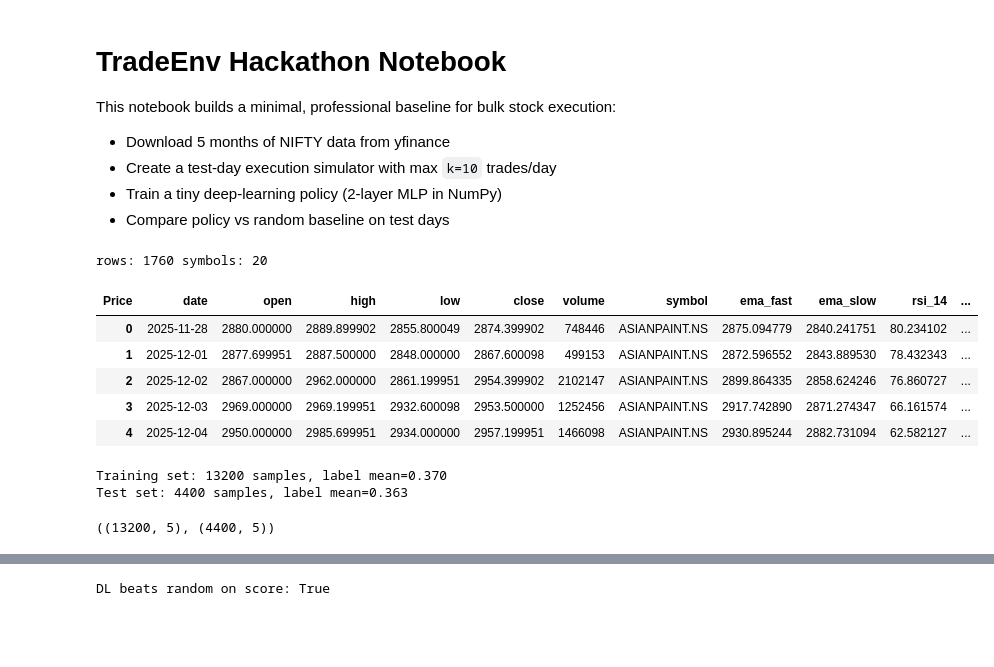
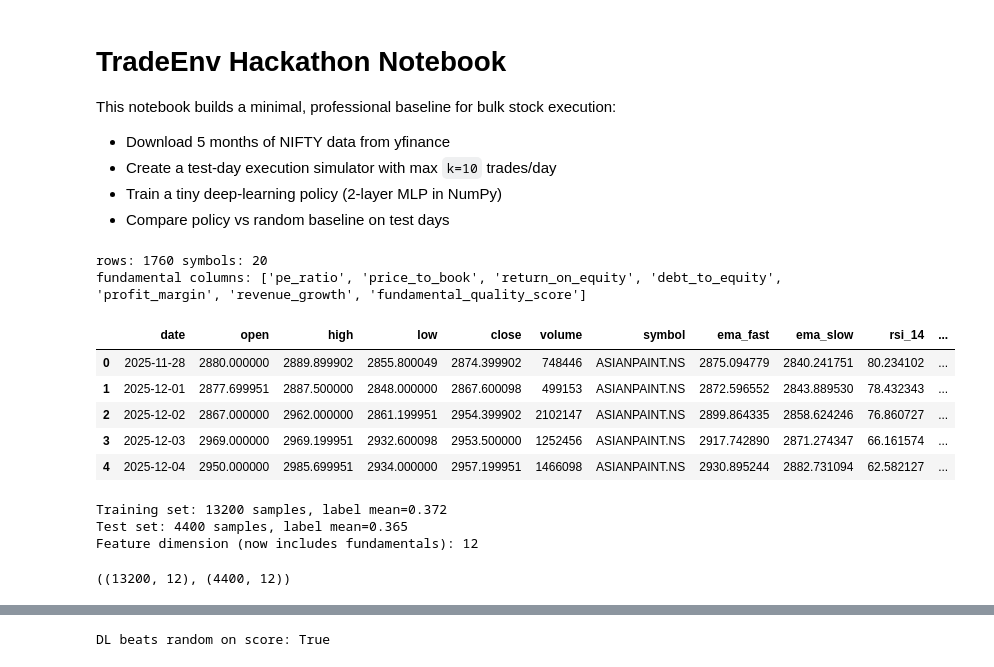
Before and after one commit to qxakshat/TradeEnv, a Jupyter notebook: notebooks/hackathon_project.ipynb, the cells around one changed output, grey strips where cells are left out. Cells and saved outputs as stored; diff of their text form; code cells hidden in the pictures; blank space fills up the shorter version.

```diff
--- a/notebooks/hackathon_project.ipynb
+++ b/notebooks/hackathon_project.ipynb
@@ -170,34 +171,87 @@ for sym in NIFTY50:
     req = ['open', 'high', 'low', 'close', 'volume']
     if not set(req).issubset(s.columns):
         continue
     s = s[req].dropna().copy()
     s['symbol'] = sym
     frames.append(s)
 
 df = pd.concat(frames).reset_index().rename(columns={'Date': 'date', 'index': 'date'})
 df['date'] = pd.to_datetime(df['date'])
 df = df.sort_values(['symbol', 'date']).reset_index(drop=True)
 
 def add_indicators(g):
     g = g.copy()
     g['ema_fast'] = g['close'].ewm(span=5, adjust=False).mean()
     g['ema_slow'] = g['close'].ewm(span=14, adjust=False).mean()
     d = g['close'].diff().fillna(0.0)
     up = d.clip(lower=0.0).rolling(14, min_periods=1).mean()
     dn = (-d.clip(upper=0.0)).rolling(14, min_periods=1).mean()
     rs = up / np.maximum(dn, 1e-9)
     g['rsi_14'] = 100 - (100 / (1 + rs))
     g['vwap_day_proxy'] = (g['close'] * g['volume']).cumsum() / np.maximum(g['volume'].cumsum(), 1.0)
     g['idx'] = np.arange(len(g))
     return g
 
 df = df.groupby('symbol', group_keys=False).apply(add_indicators).reset_index(drop=True)
 df = df[df['idx'] >= 14].reset_index(drop=True)
+
+# --- Website-sourced fundamentals (Yahoo Finance) ---
+def fetch_fundamentals(sym):
+    # Values sourced from Yahoo Finance key statistics/financial data via yfinance
+    defaults = {
+        'pe_ratio': 20.0,
+        'price_to_book': 3.0,
+        'return_on_equity': 0.12,
+        'debt_to_equity': 80.0,
+        'profit_margin': 0.08,
+        'revenue_growth': 0.10,
+        'fundamental_quality_score': 0.50,
+    }
+    try:
+        info = yf.Ticker(sym).info
+        pe = float(info.get('trailingPE') or defaults['pe_ratio'])
+        pb = float(info.get('priceToBook') or defaults['price_to_book'])
+        roe = float(info.get('returnOnEquity') or defaults['return_on_equity'])
+        dte = float(info.get('debtToEquity') or defaults['debt_to_equity'])
+        pm = float(info.get('profitMargins') or defaults['profit_margin'])
+        rg = float(info.get('revenueGrowth') or defaults['revenue_growth'])
+
+        quality = (
+            0.20 * np.clip(1.0 - pe / 45.0, 0.0, 1.0)
+            + 0.15 * np.clip(1.0 - pb / 8.0, 0.0, 1.0)
+            + 0.25 * np.clip((roe + 0.1) / 0.5, 0.0, 1.0)
+            + 0.15 * np.clip(1.0 - dte / 250.0, 0.0, 1.0)
+            + 0.15 * np.clip((pm + 0.05) / 0.35, 0.0, 1.0)
+            + 0.10 * np.clip((rg + 0.1) / 0.6, 0.0, 1.0)
+        )
+        return {
+            'pe_ratio': max(pe, 0.0),
+            'price_to_book': max(pb, 0.0),
+            'return_on_equity': roe,
+            'debt_to_equity': max(dte, 0.0),
+            'profit_margin': pm,
+            'revenue_growth': rg,
+            'fundamental_quality_score': float(np.clip(quality, 0.0, 1.0)),
+        }
+    except Exception:
+        return defaults
+
+fund_rows = []
+for sym in sorted(df['symbol'].unique()):
+    row = fetch_fundamentals(sym)
+    row['symbol'] = sym
+    fund_rows.append(row)
+
+fund_df = pd.DataFrame(fund_rows)
+df = df.merge(fund_df, on='symbol', how='left')
+
 print('rows:', len(df), 'symbols:', df['symbol'].nunique())
+print('fundamental columns:', [c for c in ['pe_ratio','price_to_book','return_on_equity','debt_to_equity','profit_margin','revenue_growth','fundamental_quality_score'] if c in df.columns])
 df.head()
 # %% [output]
 rows: 1760 symbols: 20
+fundamental columns: ['pe_ratio', 'price_to_book', 'return_on_equity', 'debt_to_equity', 'profit_margin', 'revenue_growth', 'fundamental_quality_score']
-| Price | date | open | high | low | close | volume | symbol | ema_fast | ema_slow | rsi_14 | ... |
+|  | date | open | high | low | close | volume | symbol | ema_fast | ema_slow | rsi_14 | ... |
 | 0 | 2025-11-28 | 2880.000000 | 2889.899902 | 2855.800049 | 2874.399902 | 748446 | ASIANPAINT.NS | 2875.094779 | 2840.241751 | 80.234102 | ... |
 | 1 | 2025-12-01 | 2877.699951 | 2887.500000 | 2848.000000 | 2867.600098 | 499153 | ASIANPAINT.NS | 2872.596552 | 2843.889530 | 78.432343 | ... |
 | 2 | 2025-12-02 | 2867.000000 | 2962.000000 | 2861.199951 | 2954.399902 | 2102147 | ASIANPAINT.NS | 2899.864335 | 2858.624246 | 76.860727 | ... |
@@ -222,11 +276,19 @@ def build_dataset(frame):
                 (r.rsi_14 - 50.0) / 50.0,
                 (px - r.low) / spread,
                 progress,
+                np.clip((r.pe_ratio - 20.0) / 25.0, -1.0, 1.0),
+                np.clip((r.price_to_book - 3.0) / 5.0, -1.0, 1.0),
+                np.clip((r.return_on_equity - 0.12) / 0.3, -1.0, 1.0),
+                np.clip((r.debt_to_equity - 80.0) / 170.0, -1.0, 1.0),
+                np.clip((r.profit_margin - 0.08) / 0.2, -1.0, 1.0),
+                np.clip((r.revenue_growth - 0.10) / 0.4, -1.0, 1.0),
+                np.clip((r.fundamental_quality_score - 0.5) / 0.5, -1.0, 1.0),
             ]
-            # Stronger teacher signal: buy when price is in lower quartile of daily range
-            # Lower price relative to day's range = higher buy signal
+            # Fundamental-aware teacher signal: cheap intraday + stronger fundamentals => larger buy
             price_position = (px - r.low) / spread  # 0=low, 1=high
-            y = max(0.0, 1.0 - 1.5 * price_position)  # Strong signal: buy mostly when cheap
+            base = max(0.0, 1.0 - 1.5 * price_position)
+            fundamentals_boost = 0.75 + 0.5 * np.clip(r.fundamental_quality_score, 0.0, 1.0)
+            y = float(np.clip(base * fundamentals_boost, 0.0, 1.0))
             feats.append(f)
             labels.append([y])
     return np.array(feats, dtype=np.float32), np.array(labels, dtype=np.float32)
@@ -239,11 +301,13 @@ X_train, y_train = build_dataset(train_df)
 X_test, y_test = build_dataset(test_df)
 print(f"Training set: {X_train.shape[0]} samples, label mean={y_train.mean():.3f}")
 print(f"Test set: {X_test.shape[0]} samples, label mean={y_test.mean():.3f}")
+print(f"Feature dimension (now includes fundamentals): {X_train.shape[1]}")
 X_train.shape, X_test.shape
 # %% [output]
-Training set: 13200 samples, label mean=0.370
-Test set: 4400 samples, label mean=0.363
+Training set: 13200 samples, label mean=0.372
+Test set: 4400 samples, label mean=0.365
+Feature dimension (now includes fundamentals): 12
-((13200, 5), (4400, 5))
+((13200, 12), (4400, 12))
 # %%
 # Tiny DL policy: 2-layer MLP in NumPy with cross-entropy loss (better for classification)
 d_in, d_h = X_train.shape[1], 32  # increased hidden units
```
Also changed, not shown: parts of 3 cells of this notebook, 9 other files.
